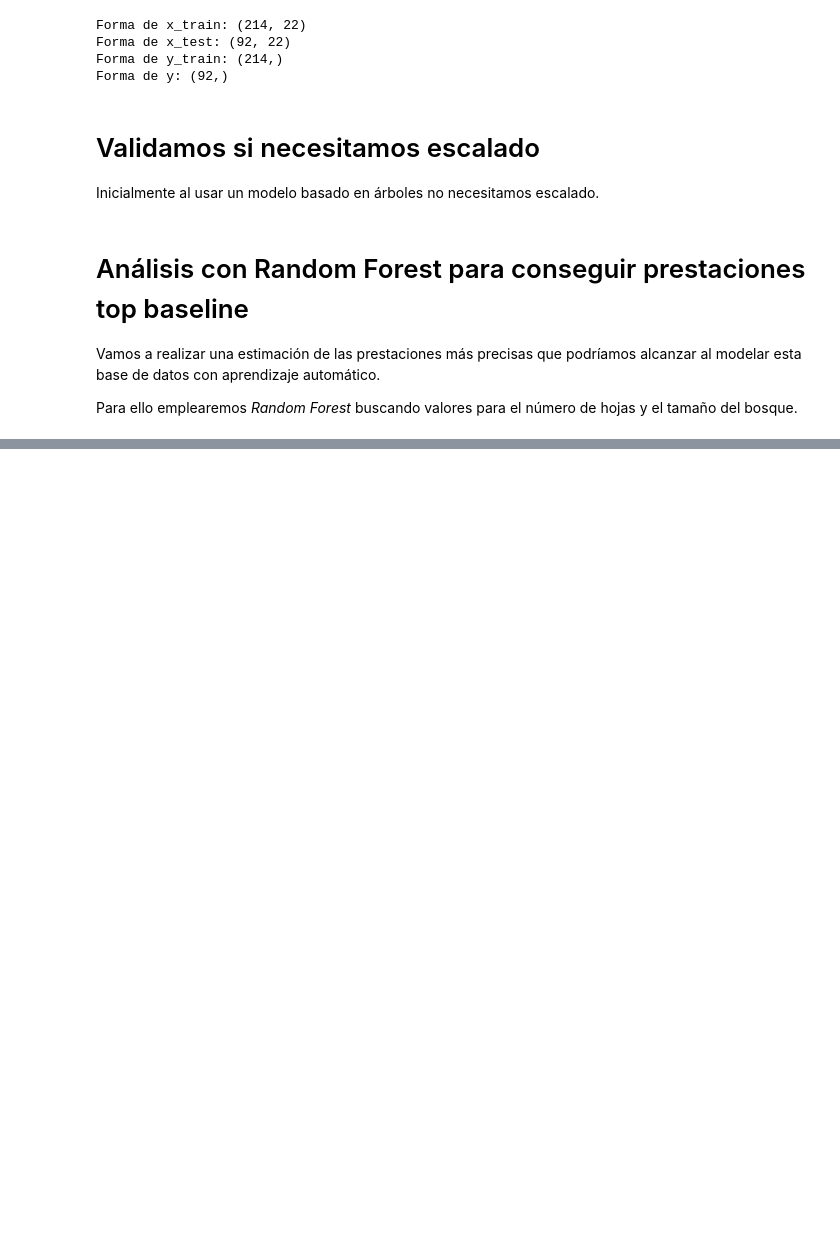
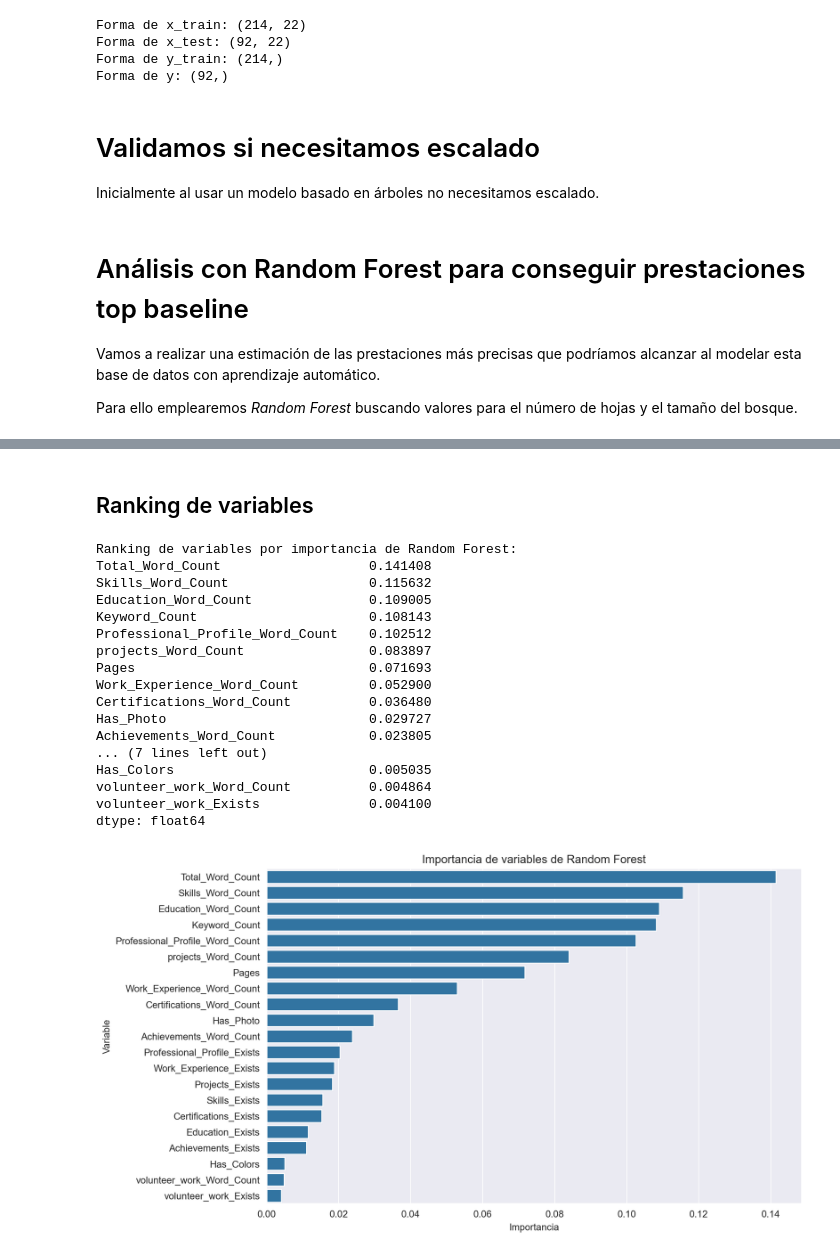
Before and after one commit to mastervecino/ProyectoFinalMaestria, a Jupyter notebook: Modelado base CVs.ipynb, the cells around one changed output, grey strips where cells are left out. Saved outputs shown, nothing was run; the diff lists cells and outputs as text; code cells hidden in the pictures; blank space fills up the shorter version.

```diff
--- a/Modelado base CVs.ipynb
+++ b/Modelado base CVs.ipynb
@@ -217,0 +414,47 @@ dtype: float64
+# %% [markdown]
+## Ranking de variables
+# %%
+def obtener_importancia_rf(dta_ohe, target_col='Passed', test_size=0.3, random_state=69):
+
+    X = data.drop(columns=[target_col])
+    y = data[target_col]
+
+    x_train, x_test, y_train, y_test = train_test_split(X, y, test_size=test_size, random_state=random_state, stratify=y)
+
+    model = RandomForestClassifier(random_state=random_state)
+    model.fit(x_train, y_train)
+
+    feature_importances = pd.Series(model.feature_importances_, index=x_train.columns).sort_values(ascending=False)
+
+    print("Ranking de variables por importancia de Random Forest:")
+    print(feature_importances)
+
+    plt.figure(figsize=(10, len(feature_importances) * 0.3))
+    sns.barplot(x=feature_importances, y=feature_importances.index)
+    plt.title("Importancia de variables de Random Forest")
+    plt.xlabel("Importancia")
+    plt.ylabel("Variable")
+    plt.show()
+
+    return feature_importances
+# %%
+importancia_rf = obtener_importancia_rf(data)
+# %% [output]
+Ranking de variables por importancia de Random Forest:
+Total_Word_Count                   0.141408
+Skills_Word_Count                  0.115632
+Education_Word_Count               0.109005
+Keyword_Count                      0.108143
+Professional_Profile_Word_Count    0.102512
+projects_Word_Count                0.083897
+Pages                              0.071693
+Work_Experience_Word_Count         0.052900
+Certifications_Word_Count          0.036480
+Has_Photo                          0.029727
+Achievements_Word_Count            0.023805
+... (7 lines left out)
+Has_Colors                         0.005035
+volunteer_work_Word_Count          0.004864
+volunteer_work_Exists              0.004100
+dtype: float64
+[figure, added]
```
Also changed, not shown: parts of 12 cells of this notebook, 3 other files.
